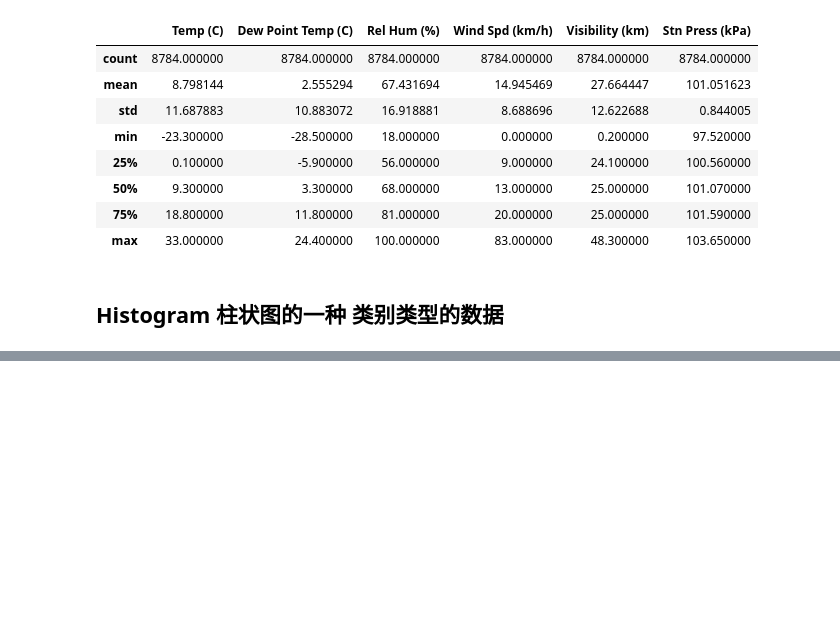
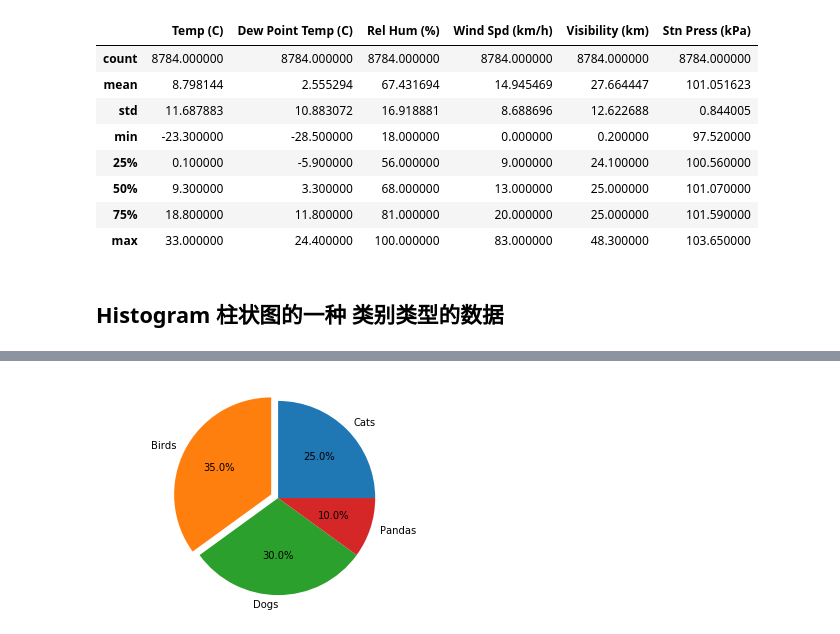
Before and after one commit to androidlz/deep-learning, a Jupyter notebook: numpy_pandas/matplotlib.ipynb, the cells around one changed output, grey strips where cells are left out. Cells and saved outputs as stored; diff of their text form; code cells hidden in the pictures; blank space fills up the shorter version.

```diff
--- a/numpy_pandas/matplotlib.ipynb
+++ b/numpy_pandas/matplotlib.ipynb
@@ -106,0 +189,11 @@ plt.show()
+# %%
+labels = 'Cats','Birds','Dogs','Pandas'
+size = [25,35,30,10]
+explode=(0,0.08,0,0)   #爆炸的意思    图分离出来点距离
+# %%
+fig1,ax1 = plt.subplots()
+plt.pie(size,explode = explode,labels =labels,autopct = '%1.1f%%')   #autopct  百分比显示的位置
+ax1.axis('equal')   #表示出来的是圆形
+plt.show()
+# %% [output]
+[figure, added]
```
Also changed, not shown: parts of 21 cells of this notebook.
